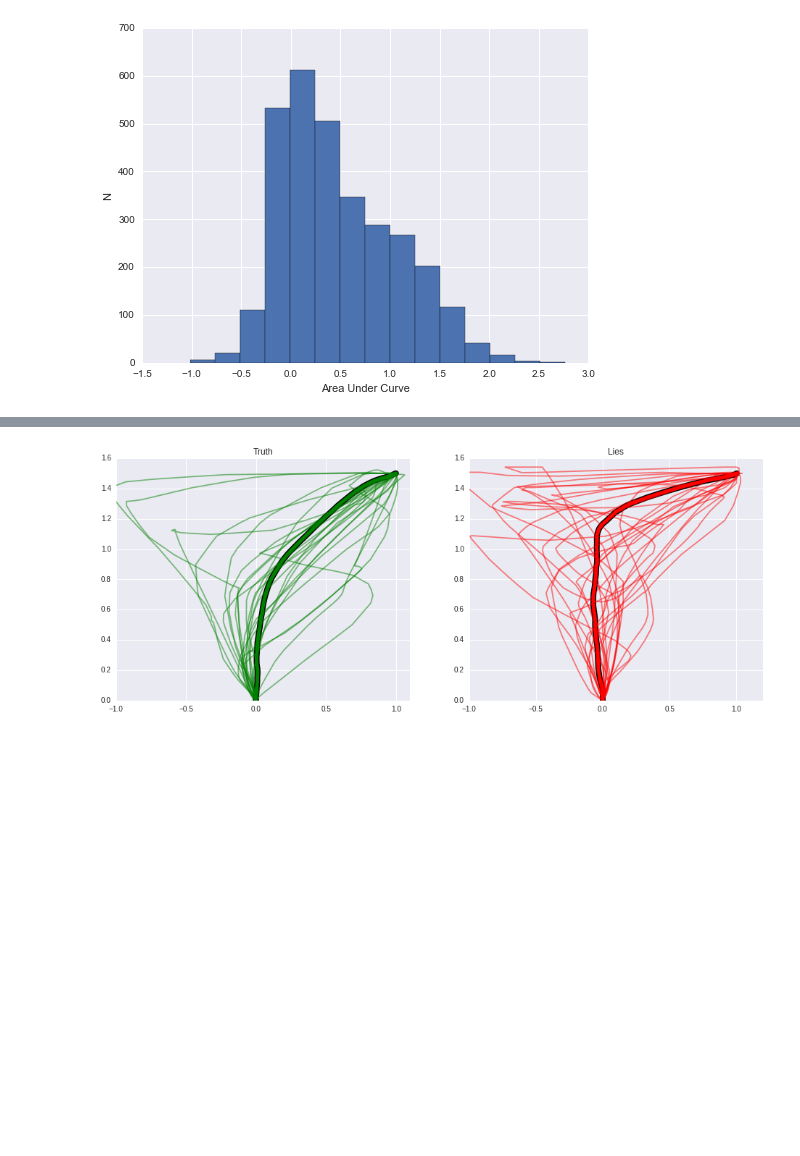
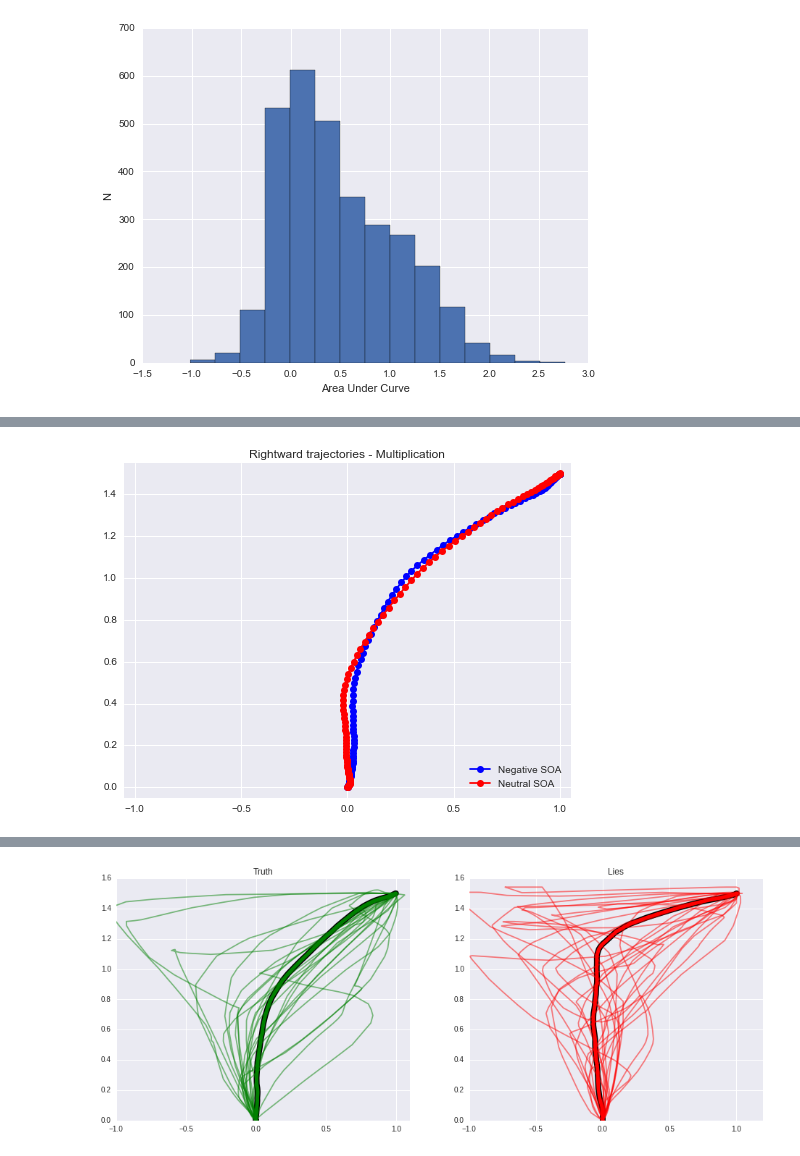
Before and after one commit to tomfaulkenberry/QuickstartMousetracking, a Jupyter notebook: results/Plotting.ipynb, the cells around one changed output, grey strips where cells are left out. Drawn from its saved outputs; the diff is of its cells as text; code cells hidden in the pictures; blank space fills up the shorter version.

```diff
--- a/results/Plotting.ipynb
+++ b/results/Plotting.ipynb
@@ -130,0 +131,29 @@ plt.show()
+# %%
+# get TRUE Multiplication trials
+dataTrueMult=dataCorrect.loc[(dataCorrect['truth']==1) & (dataCorrect['operation']=='mult')]
+# %%
+# Plot average *rightward* trajectories by SOAcondition
+#dataRight=dataCorrect.loc[dataCorrect['response']==2] # plot ALL trials
+dataRight=dataTrueMult.loc[dataTrueMult['response']==2] # plot only TRUE trials
+
+
+negativeRight_indices = dataRight[dataRight.SOAcondition=='negative'].index
+neutralRight_indices = dataRight[dataRight.SOAcondition=='neutral'].index
+
+negRightX = nx.iloc[negativeRight_indices].mean()
+negRightY = ny.iloc[negativeRight_indices].mean()
+
+neutralRightX = nx.iloc[neutralRight_indices].mean()
+neutralRightY = ny.iloc[neutralRight_indices].mean()
+
+
+
+plt.plot(negRightX, negRightY, '-o', color='blue', label='Negative SOA')
+plt.plot(neutralRightX, neutralRightY, '-o', color='red', label='Neutral SOA')
+plt.legend(loc="lower right")
+plt.title("Rightward trajectories - Multiplication")
+plt.xlim((-1.05, 1.05))
+plt.ylim((-.05, 1.55))
+plt.show()
+# %% [output]
+[figure, added]
```
Also changed, not shown: parts of 4 cells of this notebook.
